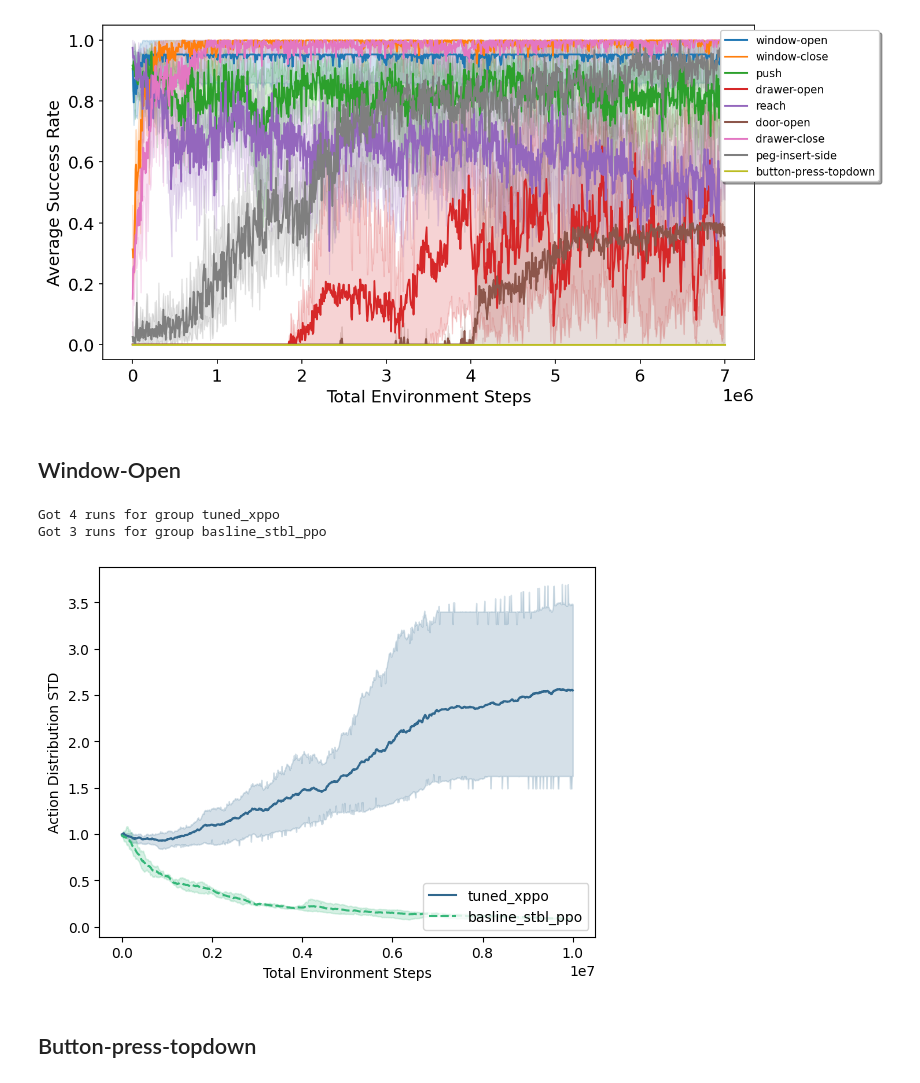
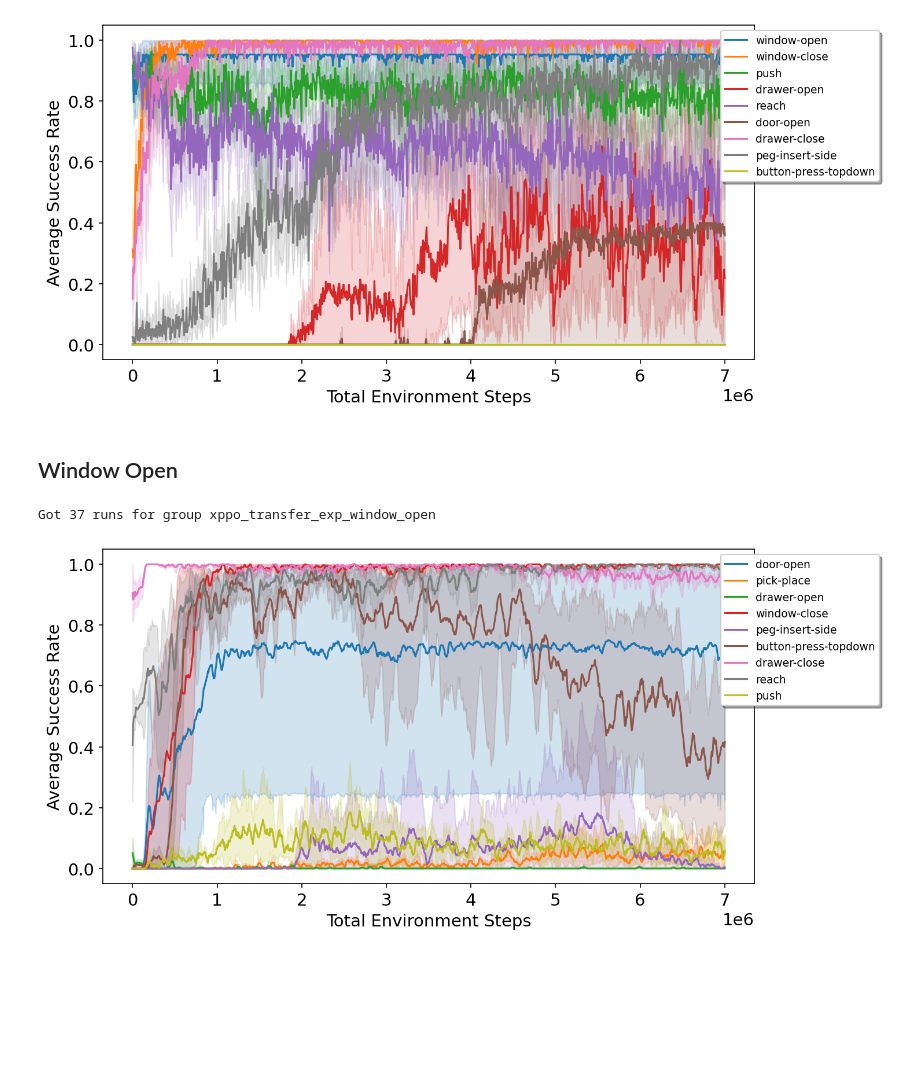
Before and after one commit to uscresl/stabilized-rl, a Jupyter notebook: notebooks/xppo_mt10_transfer_plots.ipynb, the cells around one changed output. Saved outputs shown, nothing was run; the diff lists cells and outputs as text; code cells hidden in the pictures; blank space fills up the shorter version.

Commit message:
- Add historical buffer plots notebook - Add from window transfer plots notebook

```diff
--- a/notebooks/xppo_mt10_transfer_plots.ipynb
+++ b/notebooks/xppo_mt10_transfer_plots.ipynb
@@ -17,7 +17,7 @@ import matplotlib
 matplotlib.rcParams.update(
     {
         "figure.dpi": 150,
-        "font.size": 20,
+        "font.size": 14,
         "figure.figsize": (10, 4.8)
     }
 )
@@ -104,6 +104,7 @@ relabels = {
     "<SawyerDrawerOpenEnvV2 instance>":"drawer-open",
     "<SawyerPegInsertionSideEnvV2 instance>":"peg-insert-side",
     "<SawyerDrawerCloseEnvV2 instance>":"drawer-close",
+    "<SawyerPickPlaceEnvV2 instance>": "pick-place",
 }
 # %% [markdown]
 ## Pick-Place
@@ -150,37 +151,45 @@ plt.savefig(f"XPPO_transfer_from_{env}_v2.pdf")
 # %% [output]
 [figure]
 # %% [markdown]
-## Window-Open
+## Window Open
-# %%
-env = "WindowOpen-V2"
-group_and_keys = [
-    ("tuned_xppo", "global_step", "train/std"),
-    ("basline_stbl_ppo", 'global_step', "train/std"),
-]
-
-extra_filter = {"tags": {"$in": ["xppo_window-open", 'stbl_ppo_window-open_baseline']}}
-all_data = load_groups(
-    group_and_keys,
-    relabels,
-    (0, 10e6),
-    extra_filter
-)
-# %% [output]
-Got 4 runs for group tuned_xppo
-Got 3 runs for group basline_stbl_ppo
+# %%
+envs = ["<SawyerPushEnvV2 instance>",
+"<SawyerWindowCloseEnvV2 instance>",
+"<SawyerDoorEnvV2 instance>",
+"<SawyerReachEnvV2 instance>",
+"<SawyerButtonPressTopdownEnvV2 instance>",
+"<SawyerWindowOpenEnvV2 instance>",
+"<SawyerDrawerOpenEnvV2 instance>",
+"<SawyerPegInsertionSideEnvV2 instance>",
+"<SawyerDrawerCloseEnvV2 instance>",]
+env = "WindowOpen-V2"
+group_and_keys = [
+    ("xppo_transfer_exp_window_open", "global_step",  "rollout/SuccessRate"),
+]
+
+extra_filter = {"tags": {"$in": ['xppo_transfer_from_window_open']}, "$or": [{"state": "finished"}, {"state": "running"}]}
+all_data = load_groups(
+    group_and_keys,
+    relabels,
+    (0, 7e6),
+    extra_filter
+)
+# %% [output]
+Got 37 runs for group xppo_transfer_exp_window_open
 # %%
 sns.lineplot(
     data=all_data,
     x="Total Environment Steps",
-    y="Action Distribution STD",
-    hue="Algorithm",
+    y="Average Success Rate",
+    hue="Environment",
     ci=95,
-    style="Algorithm",
-    palette="viridis",
+    # style="Environment",
+    # palette="viridis",
 )
-plt.legend(loc="lower right")
-plt.savefig(f"XPPO_vs_ppo_STD_{env}.pdf")
+# plt.legend(loc="lower right")
+plt.legend(loc='upper left', bbox_to_anchor=(0.94, 1),
+          ncol=1, fancybox=True, shadow=True, fontsize=9)
+plt.tight_layout()
+plt.savefig(f"XPPO_transfer_from_{env}.pdf")
 # %% [output]
-[figure, old version]
+[figure, new version]
-# %% [markdown]
-## Button-press-topdown
```
Also changed, not shown: parts of 9 cells of this notebook, 1 other file.
